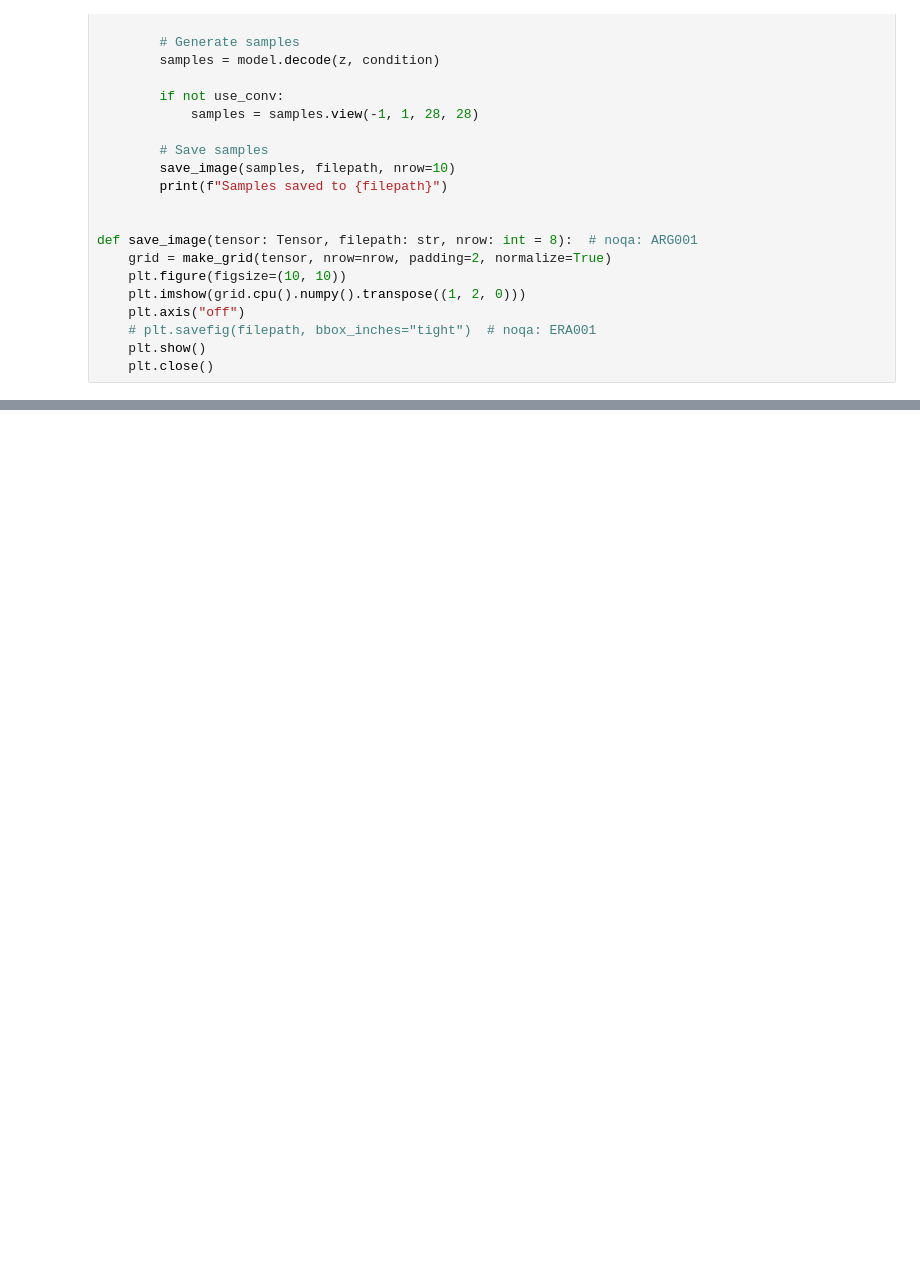
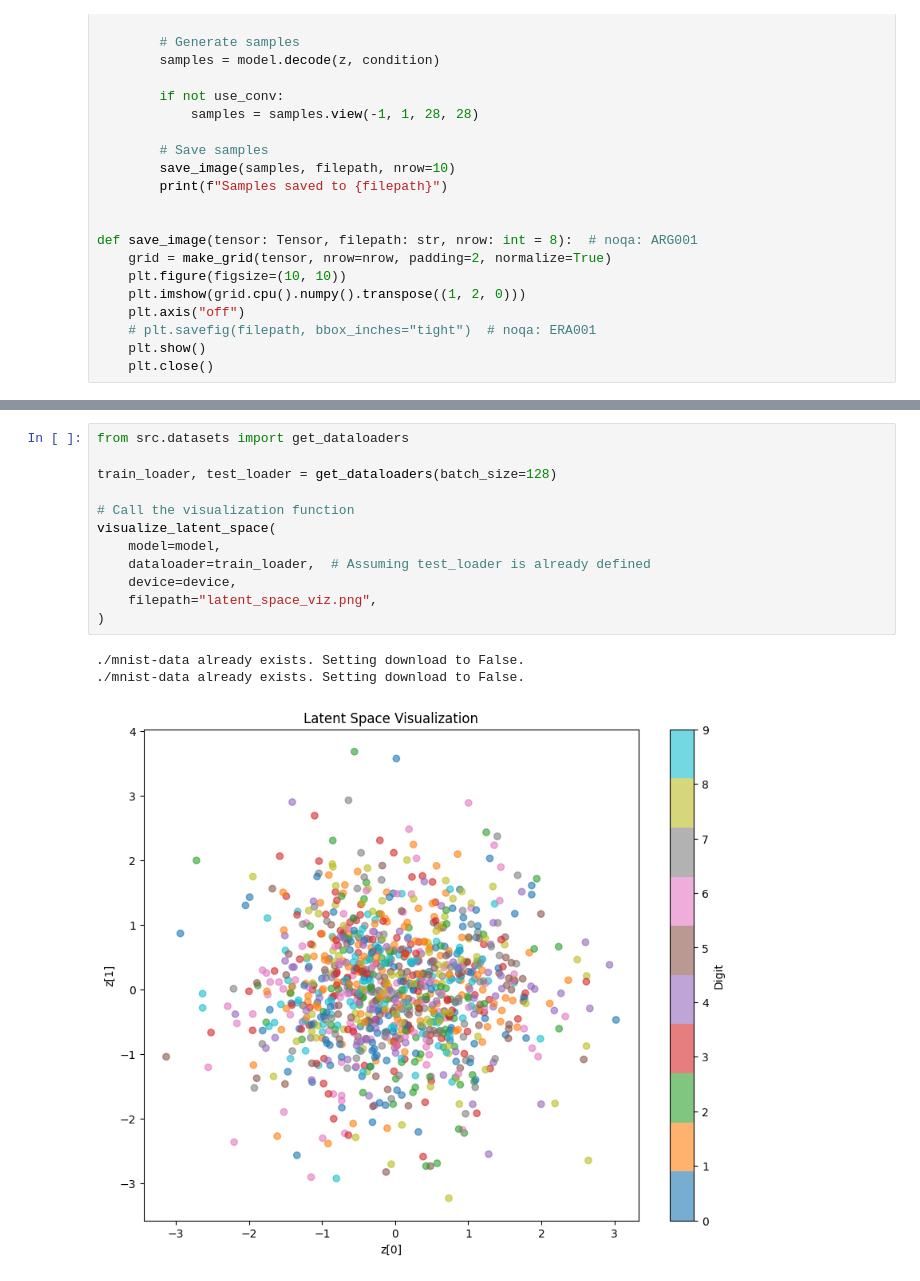
Before and after one commit to njacobs2019/CS_6956_HW3, a Jupyter notebook: mnist-vae.ipynb, the cells around one changed output, grey strips where cells are left out. Drawn from its saved outputs; the diff is of its cells as text; blank space fills up the shorter version.

```diff
--- a/mnist-vae.ipynb
+++ b/mnist-vae.ipynb
@@ -88 +192,17 @@ save_samples(
 Samples saved to vae_samples.png
+# %%
+from src.datasets import get_dataloaders
+
+train_loader, test_loader = get_dataloaders(batch_size=128)
+
+# Call the visualization function
+visualize_latent_space(
+    model=model,
+    dataloader=train_loader,  # Assuming test_loader is already defined
+    device=device,
+    filepath="latent_space_viz.png",
+)
+# %% [output]
+./mnist-data already exists. Setting download to False.
+./mnist-data already exists. Setting download to False.
+[figure, added]
```
Also changed, not shown: parts of 6 cells of this notebook.
